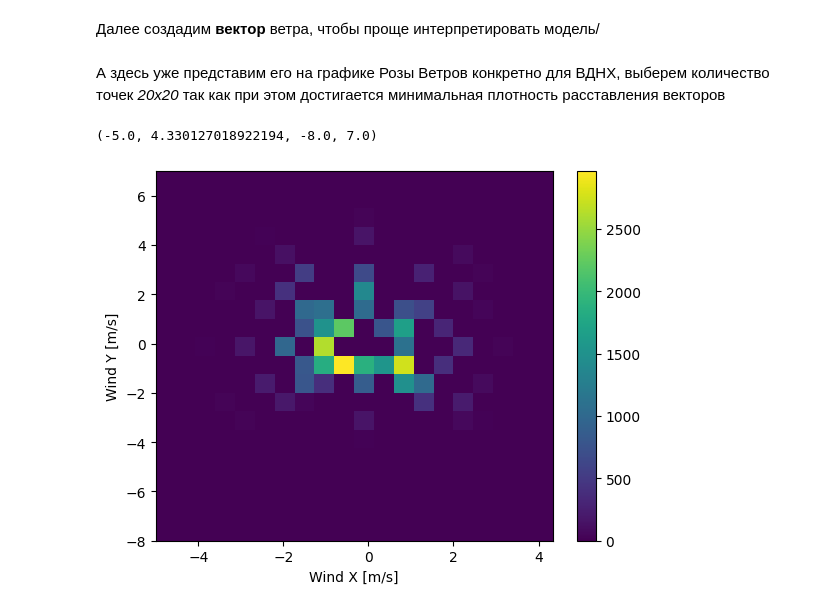
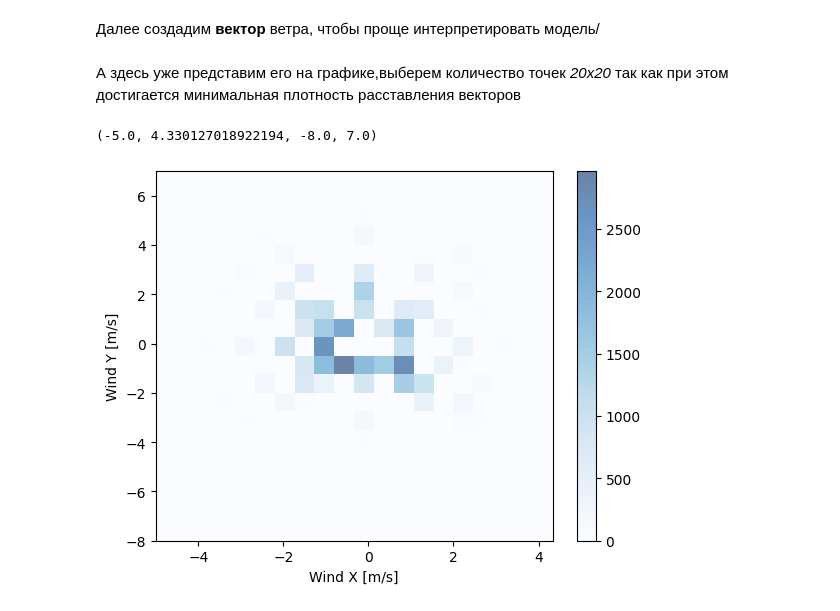
Before and after one commit to phrog-rgb/Weather_project, a Jupyter notebook: main.ipynb, the cells around one changed output. Cells and saved outputs as stored; diff of their text form; code cells hidden in the pictures.

```diff
--- a/main.ipynb
+++ b/main.ipynb
@@ -213,14 +194,14 @@ wd_rad = df_filter['Direction']*np.pi/180
 df['Wx'] = wv*np.cos(wd_rad)
 df['Wy'] = wv*np.sin(wd_rad)
 # %% [markdown]
-А здесь уже представим его на графике Розы Ветров конкретно для ВДНХ, выберем количество точек <i>20x20</i> так как при этом достигается минимальная плотность расставления векторов
+А здесь уже представим его на графике,выберем количество точек <i>20x20</i> так как при этом достигается минимальная плотность расставления векторов
 # %%
-plt.hist2d(df_filter['Wx'], df_filter['Wy'], bins=(20, 20))
+plt.hist2d(df_filter['Wx'], df_filter['Wy'], bins=(20, 20), alpha=0.6, cmap='Blues')
 plt.colorbar()
 plt.xlabel('Wind X [m/s]')
 plt.ylabel('Wind Y [m/s]')
 ax = plt.gca()
 ax.axis('tight')
 # %% [output]
 (-5.0, 4.330127018922194, -8.0, 7.0)
-[figure, old version]
+[figure, new version]
```
Also changed, not shown: parts of 10 cells of this notebook, 1 other file.
